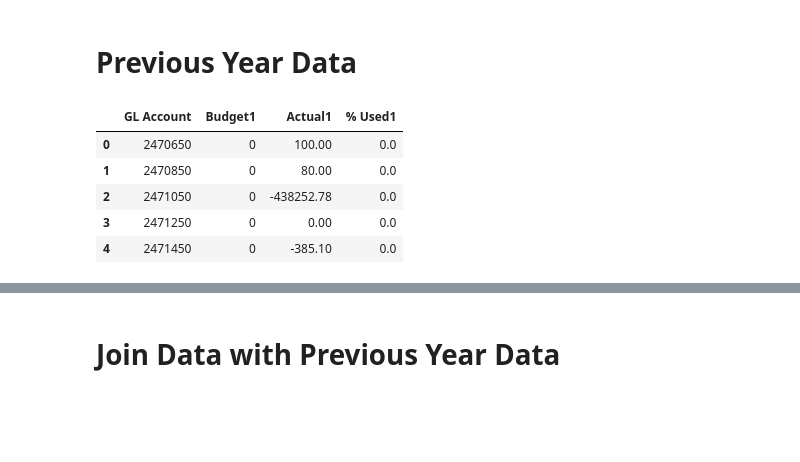
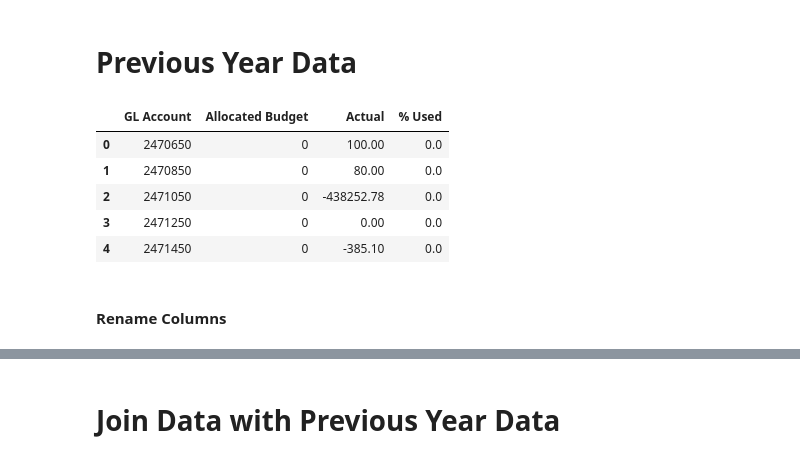
Before and after one commit to ScottySchmidt/accounting-finance-analyst, a Jupyter notebook: QrtRports.ipynb, the cells around one changed output, grey strips where cells are left out. Drawn from its saved outputs; the diff is of its cells as text; code cells hidden in the pictures; blank space fills up the shorter version.

```diff
--- a/QrtRports.ipynb
+++ b/QrtRports.ipynb
@@ -29,15 +36,17 @@ joinDF.head()
 # %% [markdown]
 # Previous Year Data
 # %%
+#READ PREVIOUS QRT DATA:
 data2=r'/kaggle//input/glbaq1/GLBA1.csv'
-pdf=pd.read_csv(data2)
-pDF=pdf[['GL Account', 'Allocated Budget', 'Actual', '% Used']].fillna(0)
-pDF.rename(columns={'Allocated Budget': 'Budget1', 'Actual': 'Actual1','% Used': '% Used1'}, inplace=True)
-pDF.head()
+data2=pd.read_csv(data2)
+data2=data2[['GL Account', 'Allocated Budget', 'Actual', '% Used']].fillna(0)
+data2.head()
 # %% [output]
-|  | GL Account | Budget1 | Actual1 | % Used1 |
+|  | GL Account | Allocated Budget | Actual | % Used |
 | 0 | 2470650 | 0 | 100.00 | 0.0 |
 | 1 | 2470850 | 0 | 80.00 | 0.0 |
 | 2 | 2471050 | 0 | -438252.78 | 0.0 |
 | 3 | 2471250 | 0 | 0.00 | 0.0 |
 | 4 | 2471450 | 0 | -385.10 | 0.0 |
+# %% [markdown]
+#### Rename Columns
```
Also changed, not shown: parts of 16 cells of this notebook.
